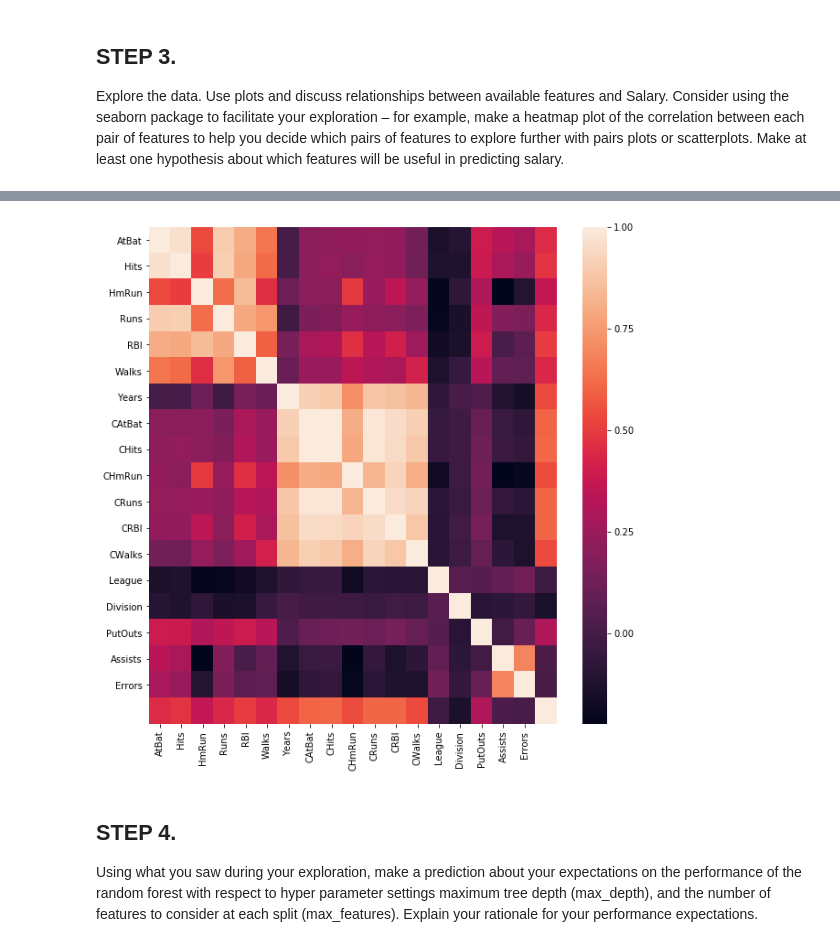
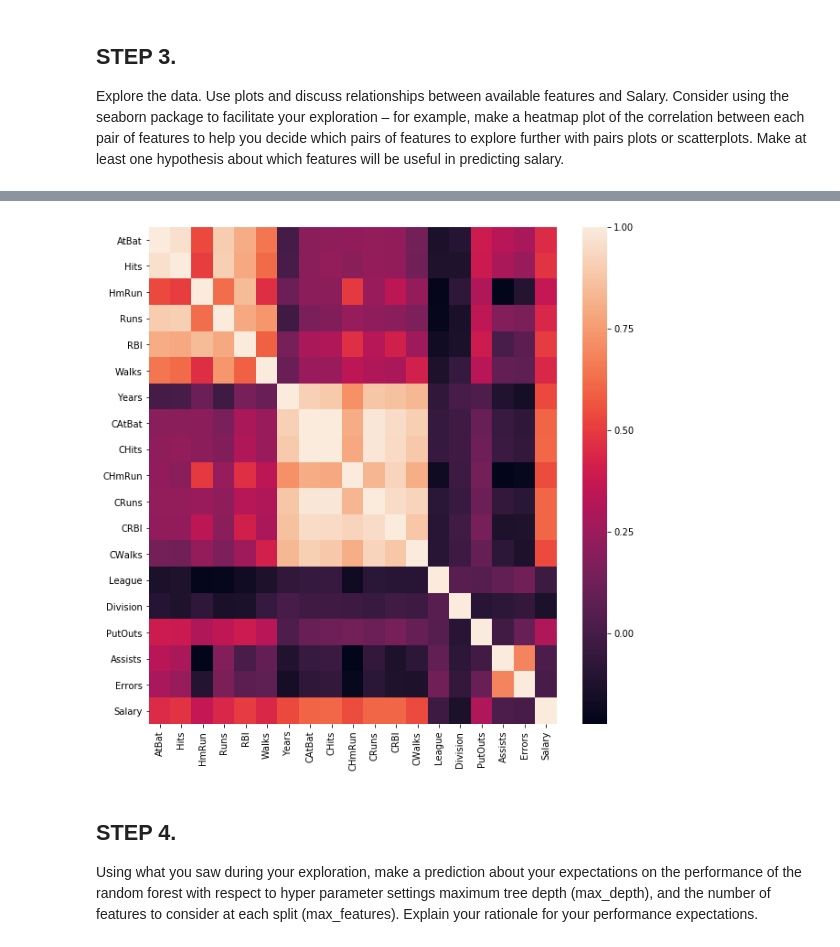
Before and after one commit to mwnewlin/AFIT, a Jupyter notebook: CSCE 623/code/HW5/NEWLIN_HW5.ipynb, the cells around one changed output, grey strips where cells are left out. Cells and saved outputs as stored; diff of their text form; code cells hidden in the pictures.

```diff
--- a/CSCE 623/code/HW5/NEWLIN_HW5.ipynb
+++ b/CSCE 623/code/HW5/NEWLIN_HW5.ipynb
@@ -99,11 +99,11 @@ display(Hitters_nonTest.describe())
 # %%
 fig = plt.figure(figsize=(10,10))
 
-g = sns.heatmap(Hitters_nonTest.corr(), xticklabels=Hitters_nonTest_noSal.columns,
-        yticklabels=Hitters_nonTest_noSal.columns)
+g = sns.heatmap(Hitters_nonTest.corr(), xticklabels=Hitters_nonTest.columns,
+        yticklabels=Hitters_nonTest.columns)
 plt.show()
 # %% [output]
-[figure, old version]
+[figure, new version]
 # %% [markdown]
 ## STEP 4.
 Using what you saw during your exploration, make a prediction about your expectations on the performance of the random forest with respect to hyper parameter settings maximum tree depth (max_depth), and the number of features to consider at each split (max_features).  Explain your rationale for your performance expectations.
```
Also changed, not shown: parts of 8 cells of this notebook.
